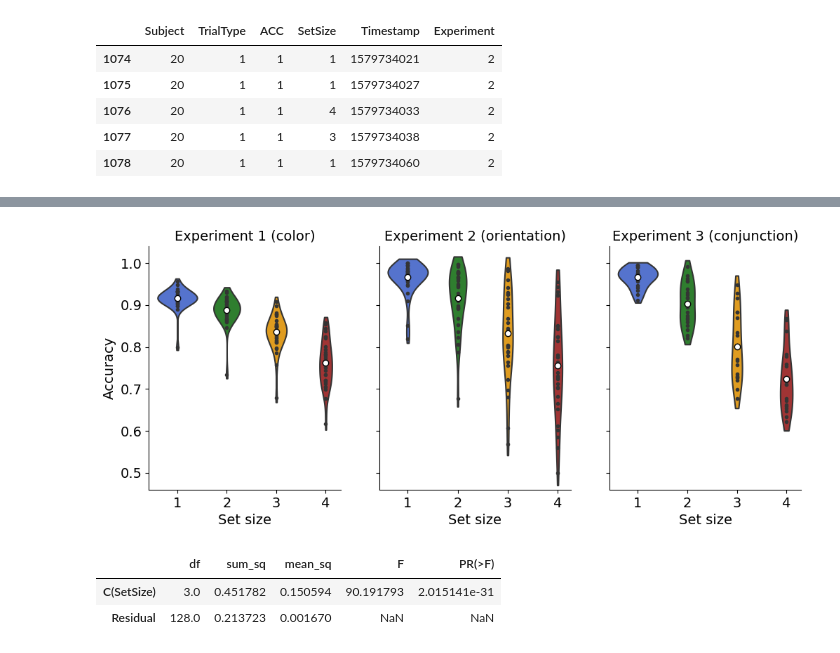
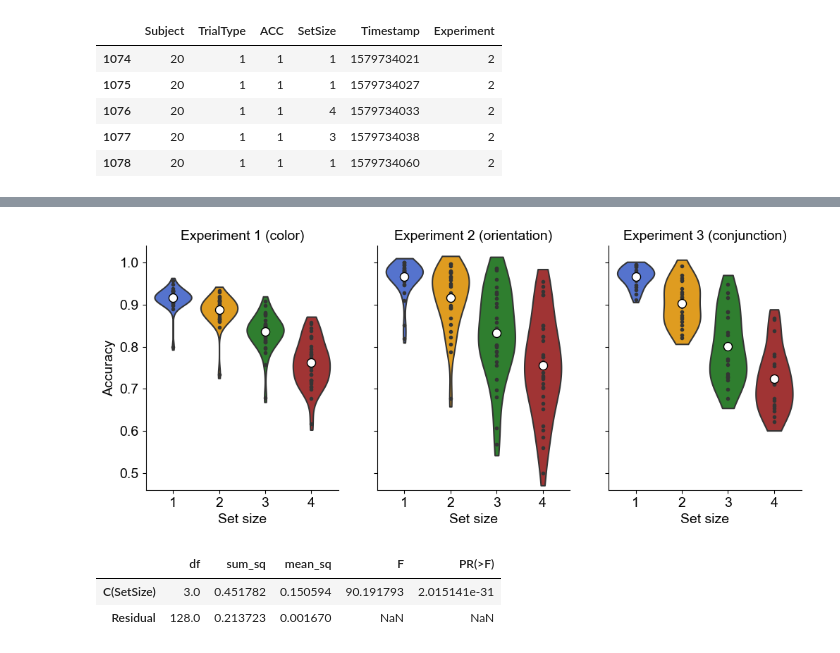
Before and after one commit to WilliamThyer/Thyer-et-al-2021, a Jupyter notebook: behavior_analysis.ipynb, the cells around one changed output, grey strips where cells are left out. Drawn from its saved outputs; the diff is of its cells as text; code cells hidden in the pictures.

```diff
--- a/behavior_analysis.ipynb
+++ b/behavior_analysis.ipynb
@@ -10,6 +10,10 @@ import statsmodels.api as sm
 from statsmodels.formula.api import ols
 import pingouin
 
+import matplotlib
+matplotlib.rcParams['font.sans-serif'] = "Arial"
+matplotlib.rcParams['font.family'] = "sans-serif"
+
 np.random.seed(42)
 %load_ext autoreload
 %autoreload 2
@@ -74,7 +78,7 @@ sns.violinplot(
     ax = axes[0],
     x='SetSize',y='ACC',
     data=subject_means[subject_means['Experiment']==0],
-    dodge=True,inner='points',cut=.5,palette = my_pal)
+    dodge=True,inner='points',cut=.5,palette = my_pal,scale='width')
 
 axes[0].set_title('Experiment 1 (color)',fontsize=14)
 
@@ -83,43 +87,45 @@ sns.violinplot(
     ax = axes[1],
     x='SetSize',y='ACC',
     data=subject_means[subject_means['Experiment']==1],
-    dodge=True,inner='points',cut=.5,palette = my_pal)
+    dodge=True,inner='points',cut=.5,palette = my_pal,scale='width')
 
 axes[1].set_title('Experiment 2 (orientation)',fontsize=14)
 
 # experiment 3
 sns.violinplot(
     ax = axes[2],
     x='SetSize',y='ACC',
     data=subject_means[subject_means['Experiment']==2],
-    dodge=True,inner='points',cut=.5,palette = my_pal)
+    dodge=True,inner='points',cut=.5,palette = my_pal,scale='width')
 
 axes[2].set_title('Experiment 3 (conjunction)',fontsize=14)
 
 for iax,ax in enumerate(axes):
 
     # plot means
     ax.scatter(
         x = [0,1,2,3],
         y = [total_means[iax][1],total_means[iax][2],total_means[iax][3],total_means[iax][4]],
-        c = 'white', edgecolors='k')
+        c = 'white', edgecolors='k',s=75)
 
     # asethetics
     ax.spines['right'].set_visible(False)
     ax.spines['top'].set_visible(False)
     plt.setp(ax.get_xticklabels(), fontsize=14)
     plt.setp(ax.get_yticklabels(), fontsize=14)
     ax.set_xlabel('Set size',fontsize=14)
     if iax == 0:
         ax.set_ylabel('Accuracy',fontsize=14)
     else:
         ax.set_ylabel('')
+
 plt.ylim([.46,1.04])
 plt.savefig('output/figures/cd_accuracy.png',dpi=500,bbox_inches='tight')
 plt.savefig('output/figures/cd_accuracy.pdf',dpi=500,bbox_inches='tight')
+
 plt.show()
 # %% [output]
-[figure, old version]
+[figure, new version]
 # %%
 model_exp1 = ols('ACC ~ C(SetSize)', data=subject_means.loc[subject_means['Experiment']==0]).fit();
 anova_table_exp1 = sm.stats.anova_lm(model_exp1, typ=1);
```
Also changed, not shown: parts of 5 cells of this notebook, 5 other files.
